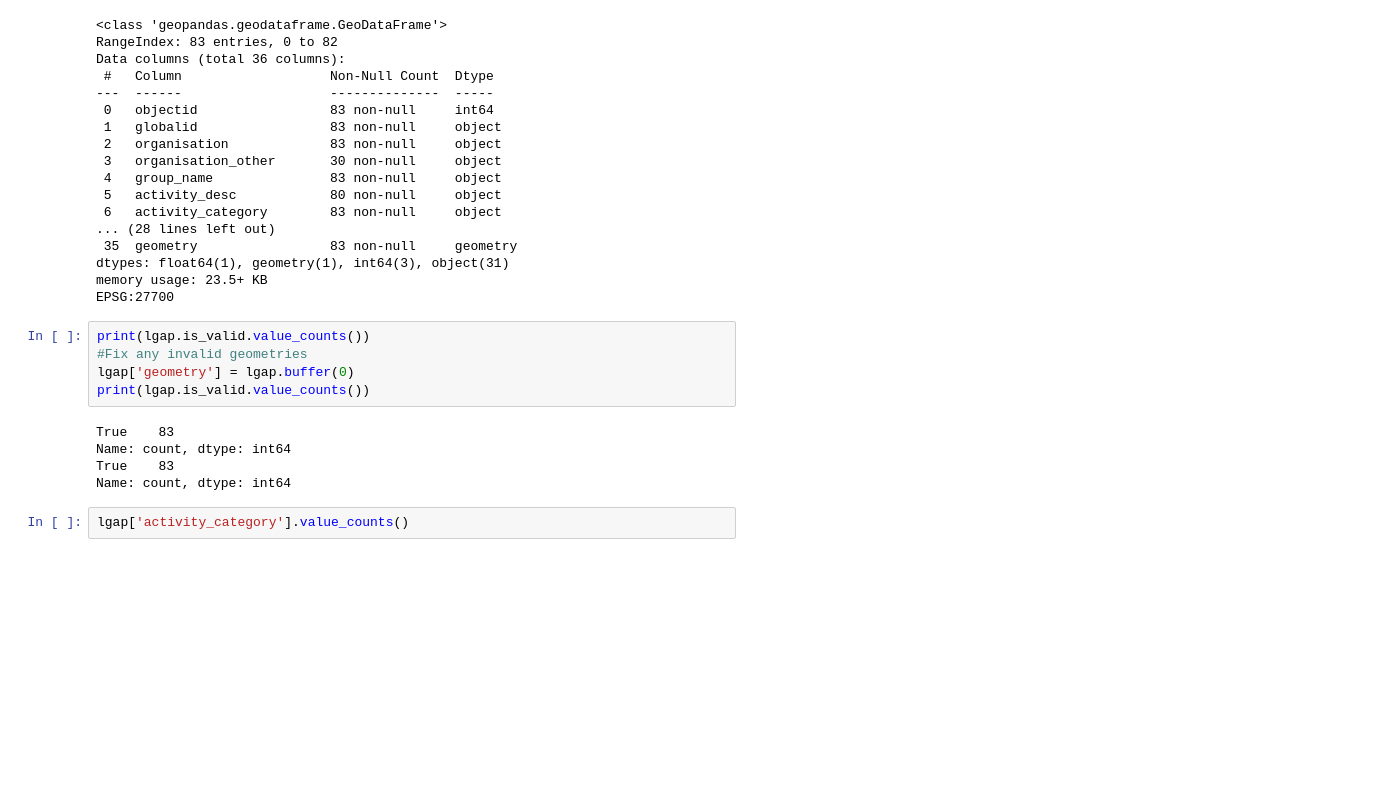
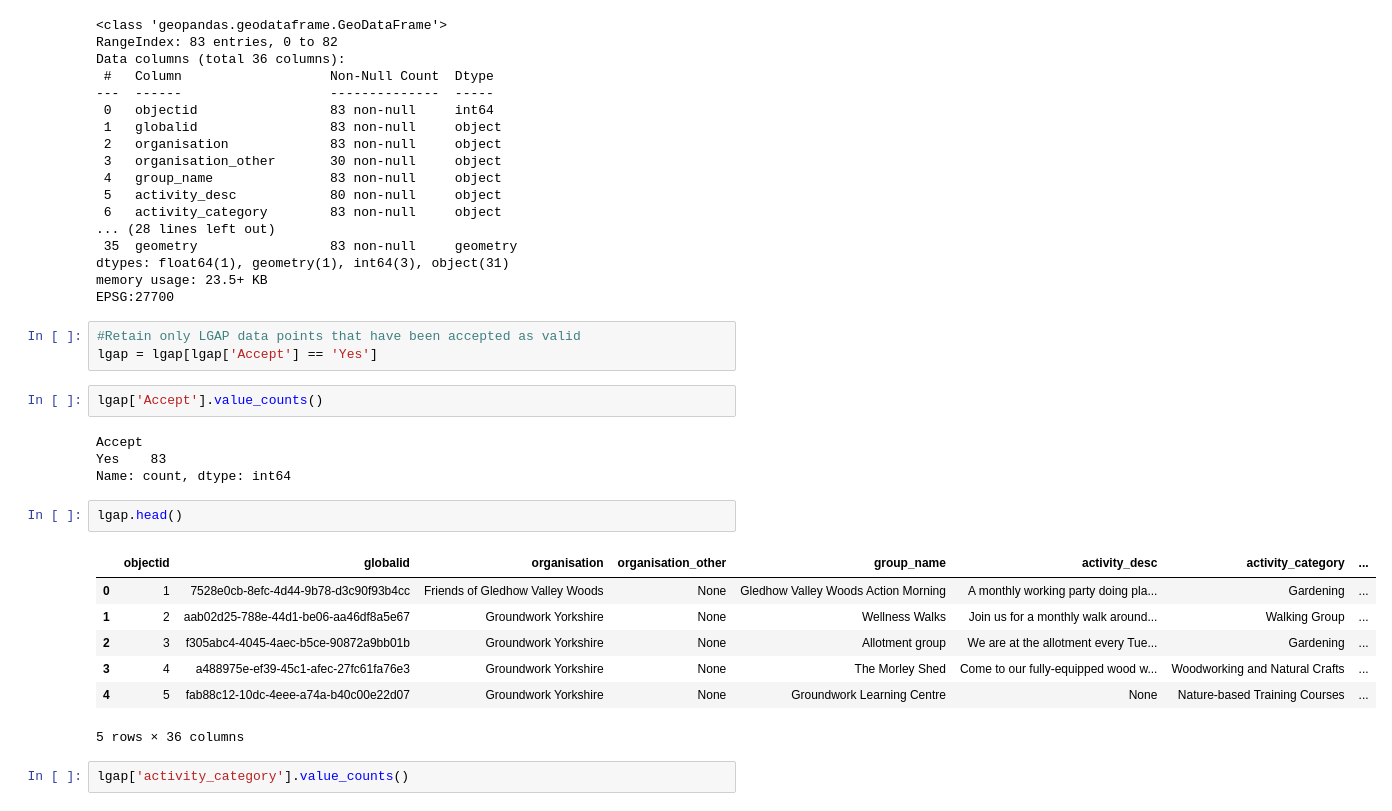
Before and after one commit to MarionC749/LIDA-SEEDS, a Jupyter notebook: Code/1-SEEDS_existingCGS_search.ipynb, the cells around one changed output. Drawn from its saved outputs; the diff is of its cells as text; blank space fills up the shorter version.

```diff
--- a/Code/1-SEEDS_existingCGS_search.ipynb
+++ b/Code/1-SEEDS_existingCGS_search.ipynb
@@ -1250,16 +1265,25 @@ Data columns (total 36 columns):
 dtypes: float64(1), geometry(1), int64(3), object(31)
 memory usage: 23.5+ KB
 EPSG:27700
-# %%
-print(lgap.is_valid.value_counts())
-#Fix any invalid geometries
-lgap['geometry'] = lgap.buffer(0)
-print(lgap.is_valid.value_counts())
-# %% [output]
-True    83
-Name: count, dtype: int64
-True    83
-Name: count, dtype: int64
+# %%
+#Retain only LGAP data points that have been accepted as valid
+lgap = lgap[lgap['Accept'] == 'Yes']
+# %%
+lgap['Accept'].value_counts()
+# %% [output]
+Accept
+Yes    83
+Name: count, dtype: int64
+# %%
+lgap.head()
+# %% [output]
+|  | objectid | globalid | organisation | organisation_other | group_name | activity_desc | activity_category | ... |
+| 0 | 1 | 7528e0cb-8efc-4d44-9b78-d3c90f93b4cc | Friends of Gledhow Valley Woods | None | Gledhow Valley Woods Action Morning | A monthly working party doing pla... | Gardening | ... |
+| 1 | 2 | aab02d25-788e-44d1-be06-aa46df8a5e67 | Groundwork Yorkshire | None | Wellness Walks | Join us for a monthly walk around... | Walking Group | ... |
+| 2 | 3 | f305abc4-4045-4aec-b5ce-90872a9bb01b | Groundwork Yorkshire | None | Allotment group | We are at the allotment every Tue... | Gardening | ... |
+| 3 | 4 | a488975e-ef39-45c1-afec-27fc61fa76e3 | Groundwork Yorkshire | None | The Morley Shed | Come to our fully-equipped wood w... | Woodworking and Natural Crafts | ... |
+| 4 | 5 | fab88c12-10dc-4eee-a74a-b40c00e22d07 | Groundwork Yorkshire | None | Groundwork Learning Centre | None | Nature-based Training Courses | ... |
+5 rows × 36 columns
 # %%
 lgap['activity_category'].value_counts()
 # %% [output]
```
Also changed, not shown: parts of 46 cells of this notebook.
